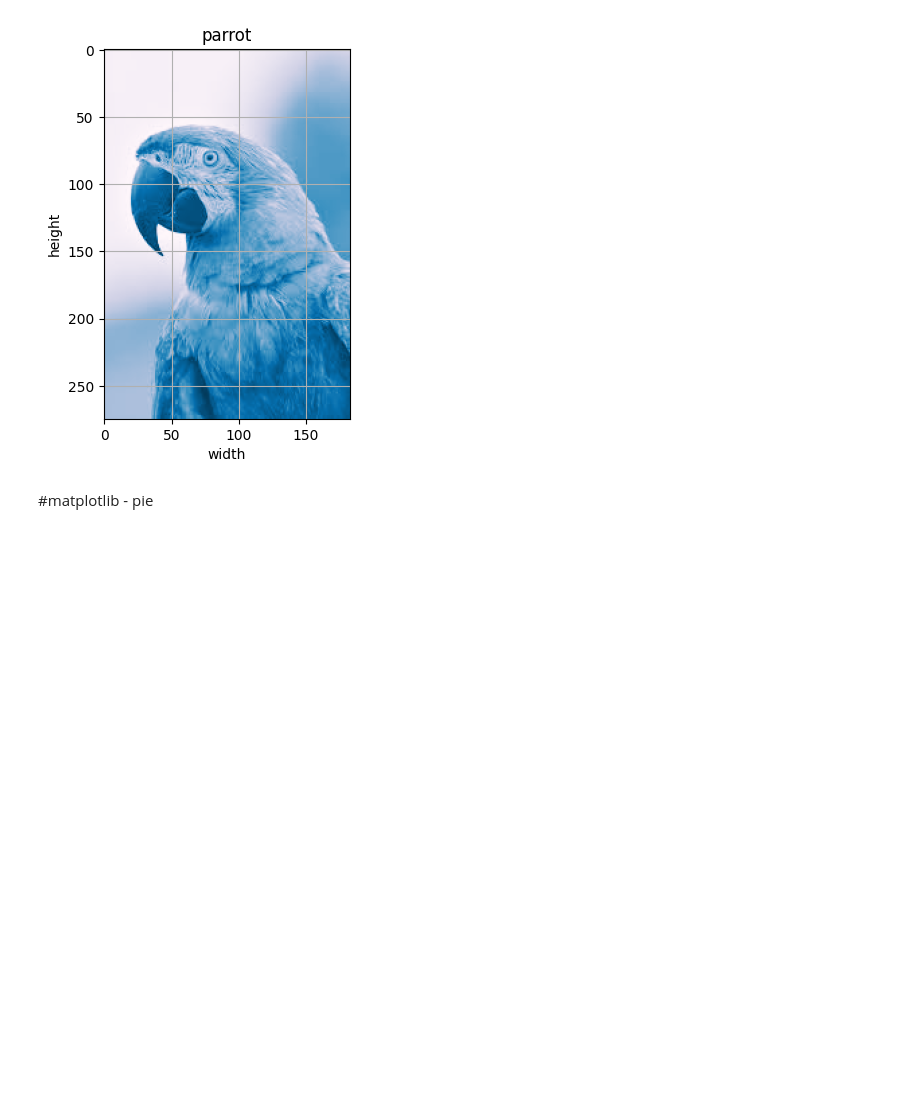
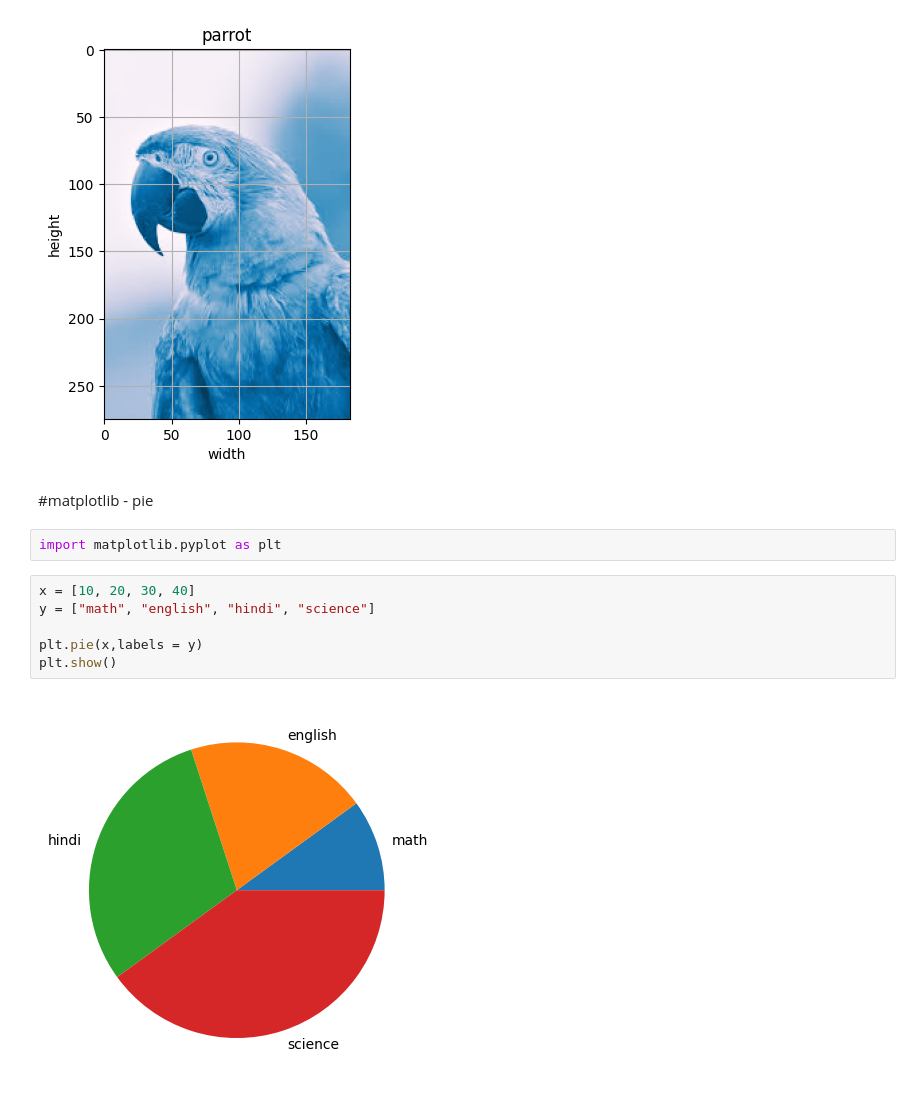
Before and after one commit to Sahilkushwaha7777/matplotpractice, a Jupyter notebook: matplotlib.ipynb, the cells around one changed output. Cells and saved outputs as stored; diff of their text form; blank space fills up the shorter version.

```diff
--- a/matplotlib.ipynb
+++ b/matplotlib.ipynb
@@ -185,3 +185,13 @@ plt.show()
 [figure]
 # %% [markdown]
 #matplotlib - pie
+# %%
+import matplotlib.pyplot as plt
+# %%
+x = [10, 20, 30, 40]
+y = ["math", "english", "hindi", "science"]
+
+plt.pie(x,labels = y)
+plt.show()
+# %% [output]
+[figure, added]
```
Also changed, not shown: parts of 2 cells of this notebook.
